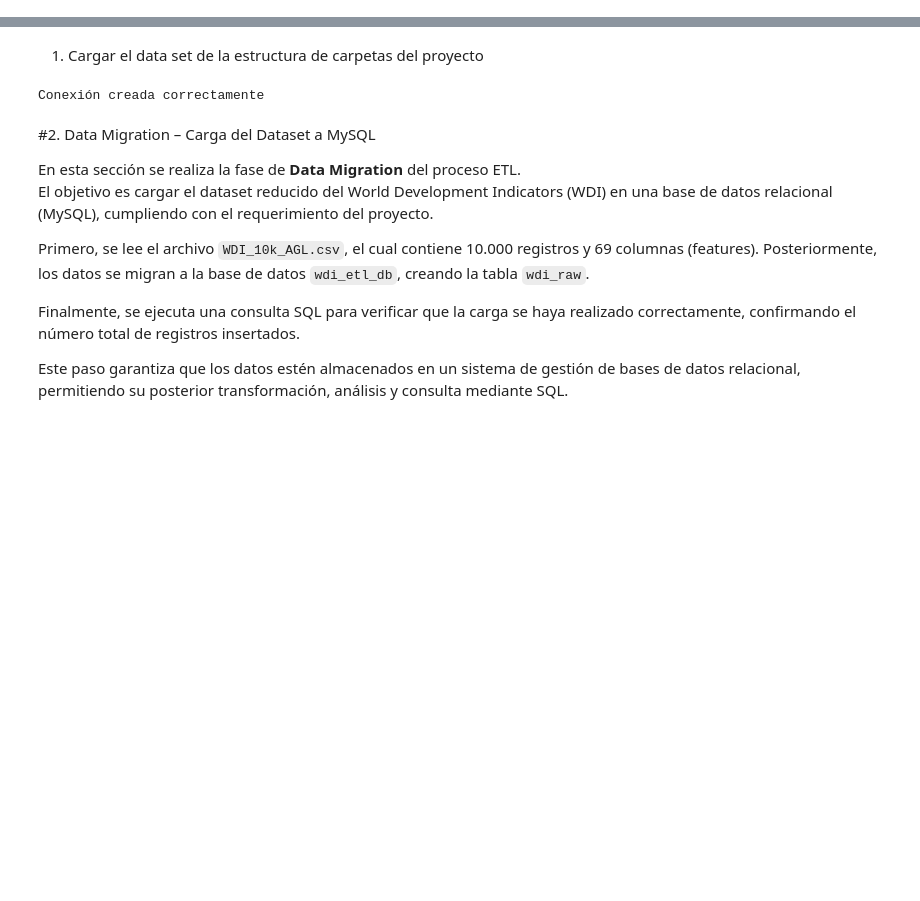
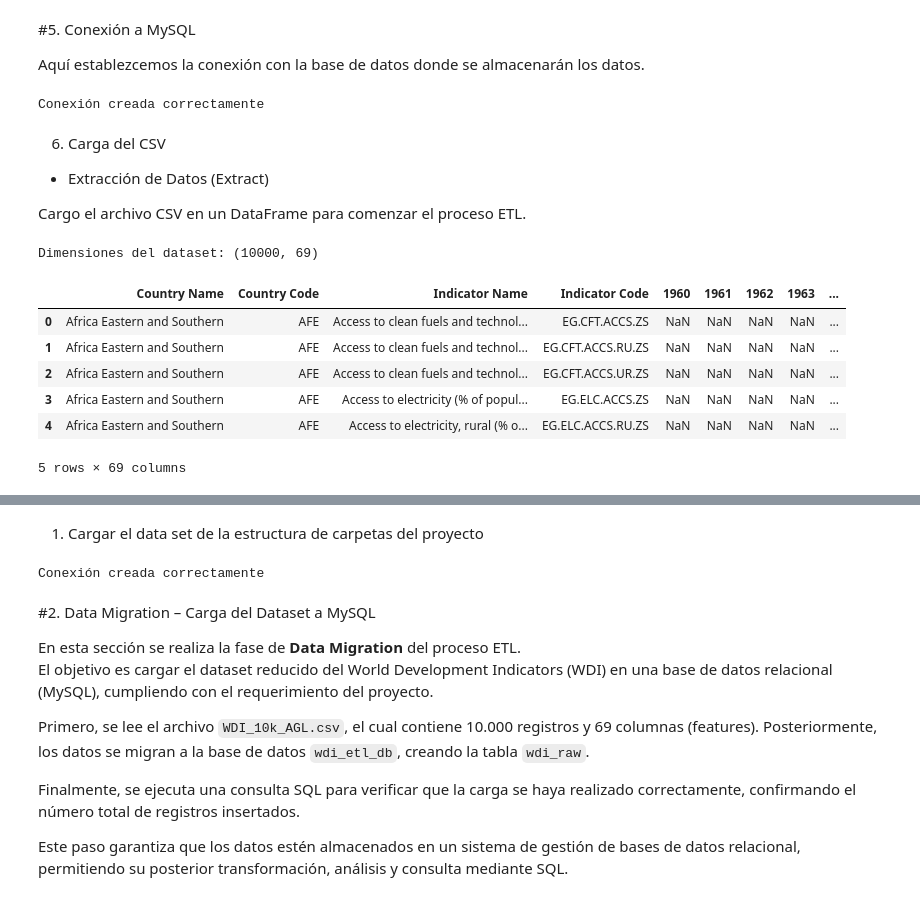
Before and after one commit to aglsystems-ragl/PROYECTO_WDI_ETL, a Jupyter notebook: notebooks/ETL_WDI.ipynb, the cells around one changed output, grey strips where cells are left out. Cells and saved outputs as stored; diff of their text form; code cells hidden in the pictures; blank space fills up the shorter version.

```diff
--- a/notebooks/ETL_WDI.ipynb
+++ b/notebooks/ETL_WDI.ipynb
@@ -0,0 +68,34 @@
+# %% [markdown]
+#5. Conexión a MySQL
+
+Aquí establezcemos la conexión con la base de datos donde se almacenarán los datos.
+# %%
+from sqlalchemy import create_engine
+import pandas as pd
+
+engine = create_engine(
+    "mysql+pymysql://root:@127.0.0.1:3306/wdi_etl_db?charset=utf8mb4"
+)
+
+print("Conexión creada correctamente")
+# %% [output]
+Conexión creada correctamente
+# %% [markdown]
+6. Carga del CSV
+
+* Extracción de Datos (Extract)
+
+Cargo el archivo CSV en un DataFrame para comenzar el proceso ETL.
+# %%
+df = pd.read_csv("../data/raw/WDI_10k_AGL.csv")
+print("Dimensiones del dataset:", df.shape)
+df.head()
+# %% [output]
+Dimensiones del dataset: (10000, 69)
+|  | Country Name | Country Code | Indicator Name | Indicator Code | 1960 | 1961 | 1962 | 1963 | ... |
+| 0 | Africa Eastern and Southern | AFE | Access to clean fuels and technol... | EG.CFT.ACCS.ZS | NaN | NaN | NaN | NaN | ... |
+| 1 | Africa Eastern and Southern | AFE | Access to clean fuels and technol... | EG.CFT.ACCS.RU.ZS | NaN | NaN | NaN | NaN | ... |
+| 2 | Africa Eastern and Southern | AFE | Access to clean fuels and technol... | EG.CFT.ACCS.UR.ZS | NaN | NaN | NaN | NaN | ... |
+| 3 | Africa Eastern and Southern | AFE | Access to electricity (% of popul... | EG.ELC.ACCS.ZS | NaN | NaN | NaN | NaN | ... |
+| 4 | Africa Eastern and Southern | AFE | Access to electricity, rural (% o... | EG.ELC.ACCS.RU.ZS | NaN | NaN | NaN | NaN | ... |
+5 rows × 69 columns
```
Also changed, not shown: parts of 24 cells of this notebook.
